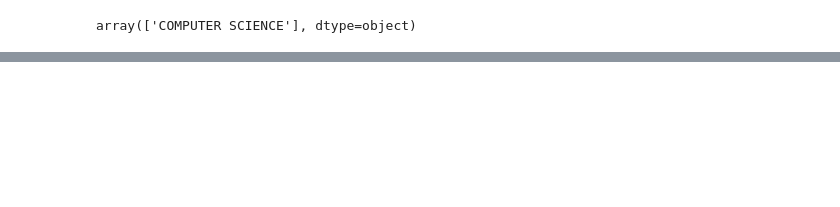
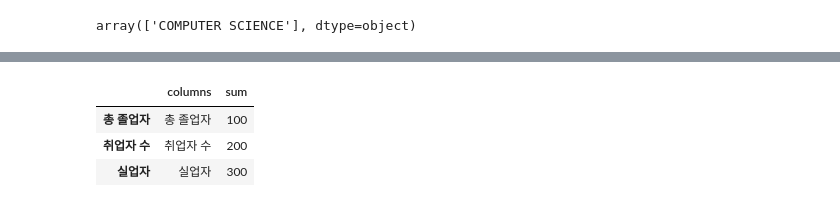
Before and after one commit to volfs01/College-Majors-and-their-Graduates_app, a Jupyter notebook: College-Majors-and-their-Graduates_app.ipynb, the cells around one changed output, grey strips where cells are left out. Drawn from its saved outputs; the diff is of its cells as text; code cells hidden in the pictures; blank space fills up the shorter version.

```diff
--- a/College-Majors-and-their-Graduates_app.ipynb
+++ b/College-Majors-and-their-Graduates_app.ipynb
@@ -315,0 +204,10 @@ df_recent
+# %%
+df_fig = pd.DataFrame({ 'columns' :['총 졸업자', '취업자 수', '실업자'] ,'sum':[100, 200, 300],
+                             }, index = ['총 졸업자', '취업자 수', '실업자'])
+# %%
+df_fig
+# %% [output]
+|  | columns | sum |
+| 총 졸업자 | 총 졸업자 | 100 |
+| 취업자 수 | 취업자 수 | 200 |
+| 실업자 | 실업자 | 300 |
```
Also changed, not shown: parts of 20 cells of this notebook, 1 other file.
